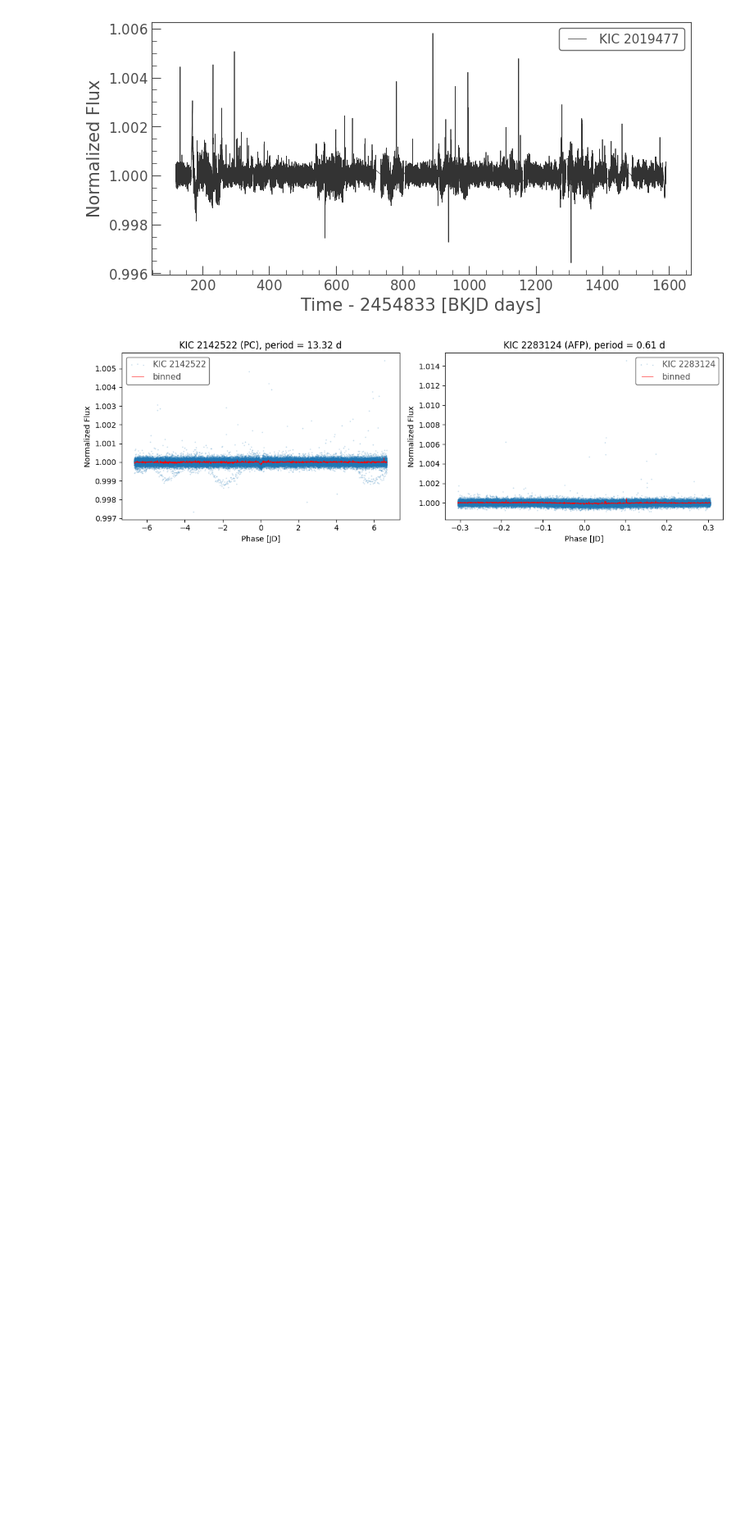
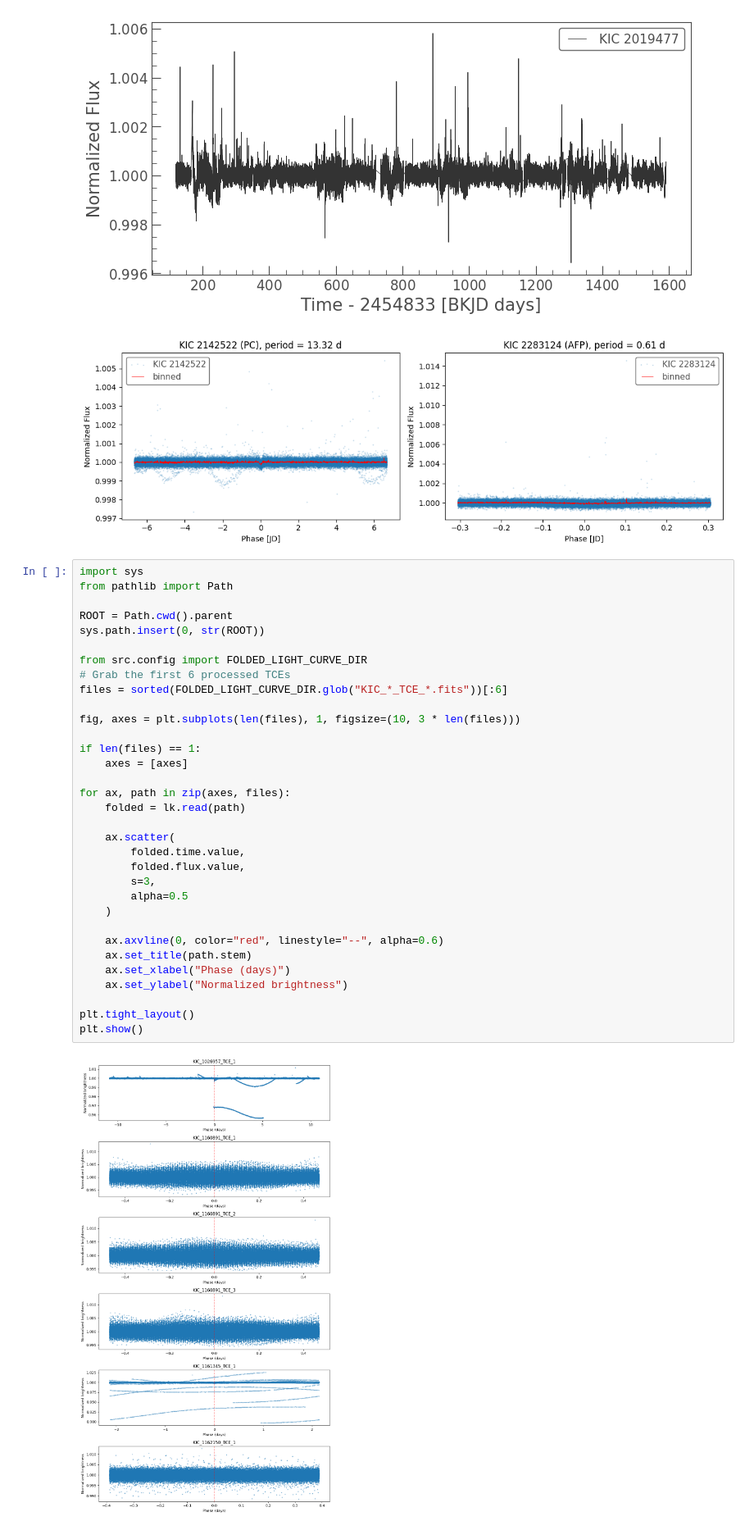
Before and after one commit to zianam/exoplanet-classifier-cnn, a Jupyter notebook: notebook/03_one_star_walkthrough.ipynb, the cells around one changed output. Shown at 82% size. Drawn from its saved outputs; the diff is of its cells as text; blank space fills up the shorter version.

```diff
--- a/notebook/03_one_star_walkthrough.ipynb
+++ b/notebook/03_one_star_walkthrough.ipynb
@@ -55,3 +55,38 @@ plt.show()
 # %% [output]
 [figure]
 [figure]
+# %%
+import sys
+from pathlib import Path
+
+ROOT = Path.cwd().parent
+sys.path.insert(0, str(ROOT))
+
+from src.config import FOLDED_LIGHT_CURVE_DIR
+# Grab the first 6 processed TCEs
+files = sorted(FOLDED_LIGHT_CURVE_DIR.glob("KIC_*_TCE_*.fits"))[:6]
+
+fig, axes = plt.subplots(len(files), 1, figsize=(10, 3 * len(files)))
+
+if len(files) == 1:
+    axes = [axes]
+
+for ax, path in zip(axes, files):
+    folded = lk.read(path)
+
+    ax.scatter(
+        folded.time.value,
+        folded.flux.value,
+        s=3,
+        alpha=0.5
+    )
+
+    ax.axvline(0, color="red", linestyle="--", alpha=0.6)
+    ax.set_title(path.stem)
+    ax.set_xlabel("Phase (days)")
+    ax.set_ylabel("Normalized brightness")
+
+plt.tight_layout()
+plt.show()
+# %% [output]
+[figure, added]
```
Also changed, not shown: parts of 4 cells of this notebook, 2 other files.
